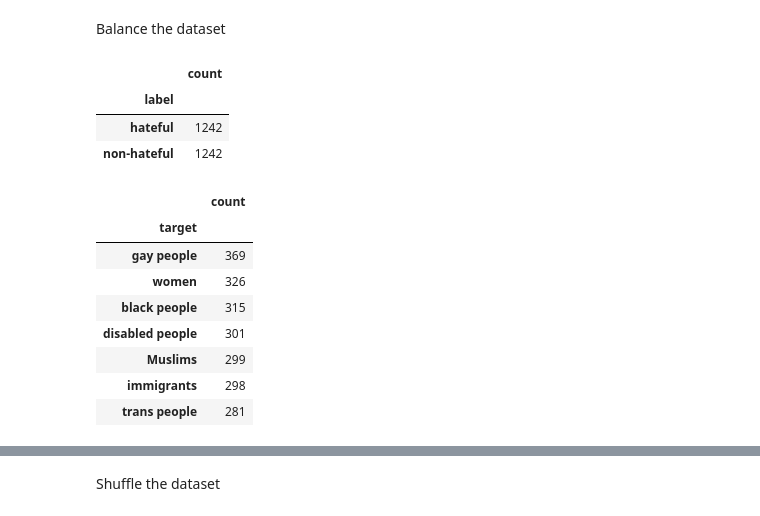
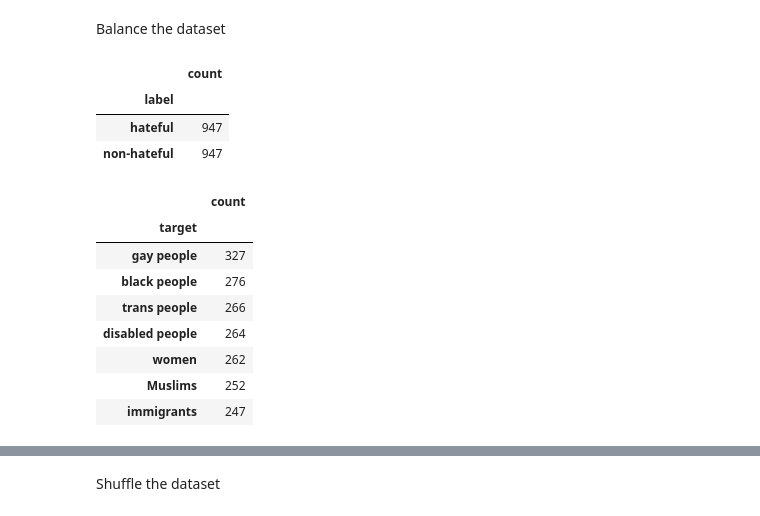
Before and after one commit to Kevy69/deep-machine-learning, a Jupyter notebook: Project/Hate Detection.ipynb, the cells around one changed output, grey strips where cells are left out. Drawn from its saved outputs; the diff is of its cells as text; code cells hidden in the pictures.

```diff
--- a/Project/Hate Detection.ipynb
+++ b/Project/Hate Detection.ipynb
@@ -175,26 +163,33 @@ data[data.isna().any(axis=1)]
+# %%
+data = data.dropna()
 # %% [markdown]
 Balance the dataset
 # %%
-# randomly sample rows with label of "hateful" and drop them
-rows_indexes_to_remove = data[data['label'] == 'hateful'].sample(n=1417).index
+hateful = data['label'].value_counts()['hateful']
+non_hateful = data['label'].value_counts()['non-hateful']
+
+# Because we've got far more hateful texts
+number_of_rows_to_drop = hateful - non_hateful
+
+# randomly sample the rows and and drop them
+rows_indexes_to_remove = data[data['label'] == 'hateful'].sample(n=number_of_rows_to_drop).index
 data = data.drop(rows_indexes_to_remove)
 
-# Using display() to display both at the same time
 display(
     pd.DataFrame(data['label'].value_counts()),
     pd.DataFrame(data['target'].value_counts())
 )
 # %% [output]
 |  | count |
 | label |  |
-| hateful | 1242 |
-| non-hateful | 1242 |
+| hateful | 947 |
+| non-hateful | 947 |
 |  | count |
 | target |  |
-| gay people | 369 |
-| women | 326 |
-| black people | 315 |
-| disabled people | 301 |
-| Muslims | 299 |
-| immigrants | 298 |
-| trans people | 281 |
+| gay people | 327 |
+| black people | 276 |
+| trans people | 266 |
+| disabled people | 264 |
+| women | 262 |
+| Muslims | 252 |
+| immigrants | 247 |
```
Also changed, not shown: parts of 8 cells of this notebook, 1 other file.
